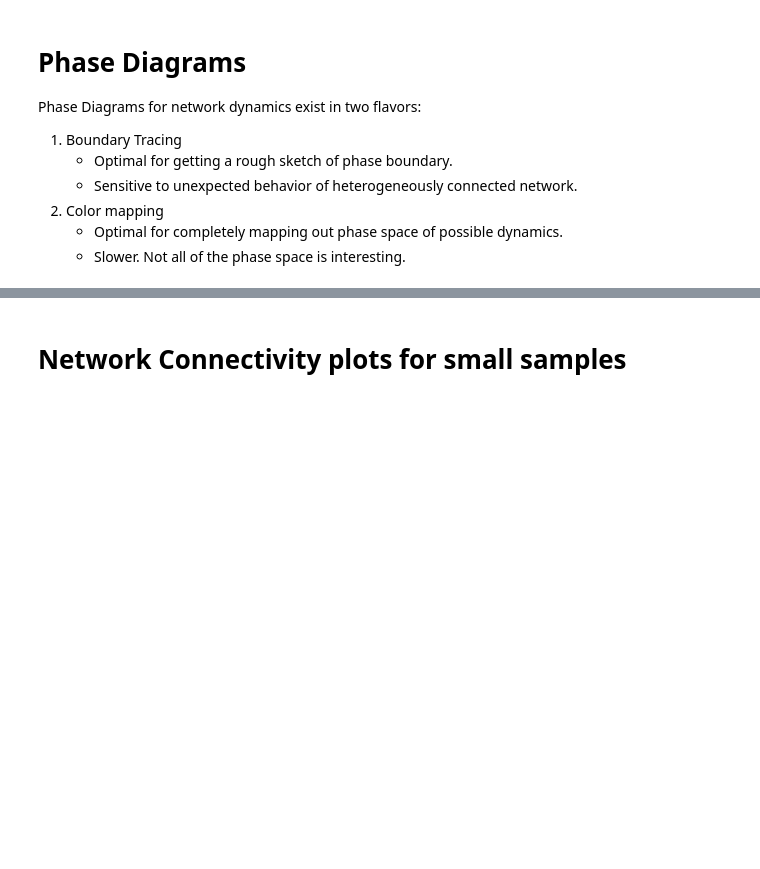
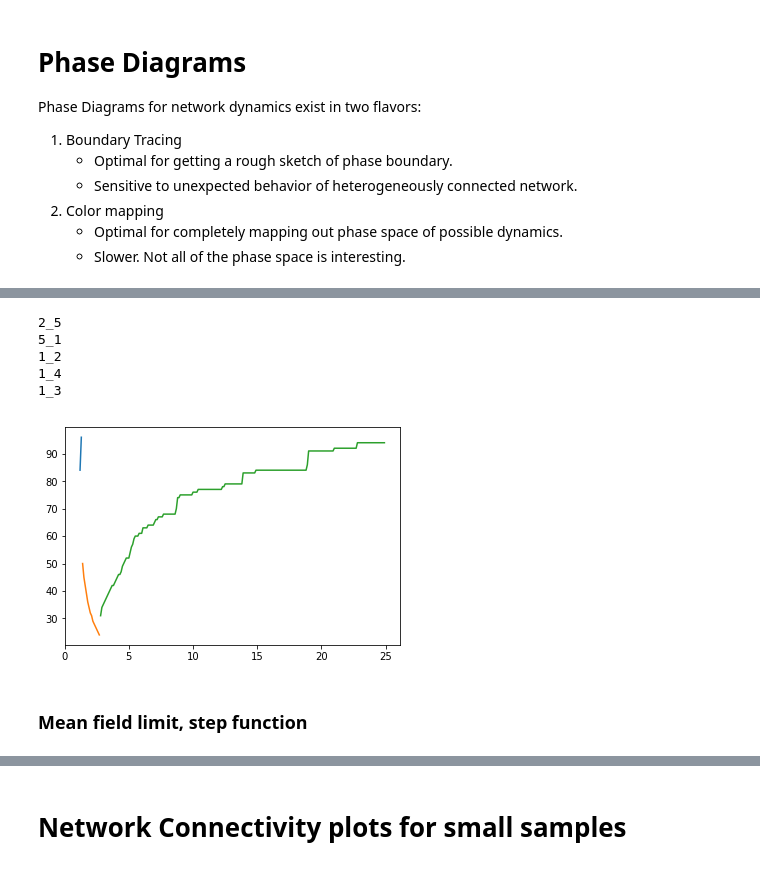
Before and after one commit to mbibireata/Networks, a Jupyter notebook: Rhythmogenesis.ipynb, the cells around one changed output, grey strips where cells are left out. Cells and saved outputs as stored; diff of their text form; code cells hidden in the pictures; blank space fills up the shorter version.

```diff
--- a/Rhythmogenesis.ipynb
+++ b/Rhythmogenesis.ipynb
@@ -1059,0 +1228,22 @@ array([[5., 1., 1., ..., 3., 3., 3.],
+# %%
+for key, value in phase.items() :
+    print (key)
+# %% [output]
+2_5
+5_1
+1_2
+1_4
+1_3
+# %%
+for i in phase:
+    plt.plot(phase[i][1], phase[i][0])
+#plt.plot(phase['1_3'][1], phase['1_3'][0])
+#plt.plot(phase['1_2'][1], phase['1_2'][0])
+#plt.plot(phase['5_1'][1], phase['5_1'][0])
+#plt.plot(phase['2_5'][1], phase['2_5'][0])
+#plt.plot(phase['1_4'][1], phase['1_4'][0])
+plt.savefig("phase/sample5/phase_dc_{}".format("03"))
+# %% [output]
+[figure, added]
+# %% [markdown]
+### Mean field limit, step function
```
Also changed, not shown: parts of 13 cells of this notebook.
